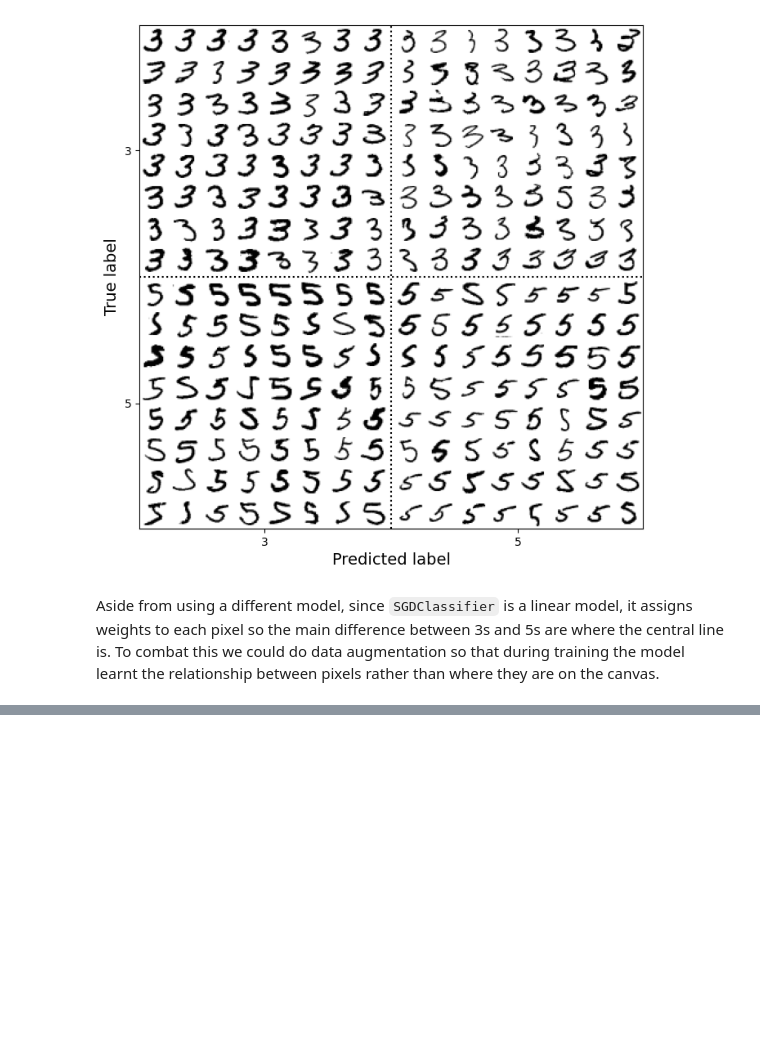
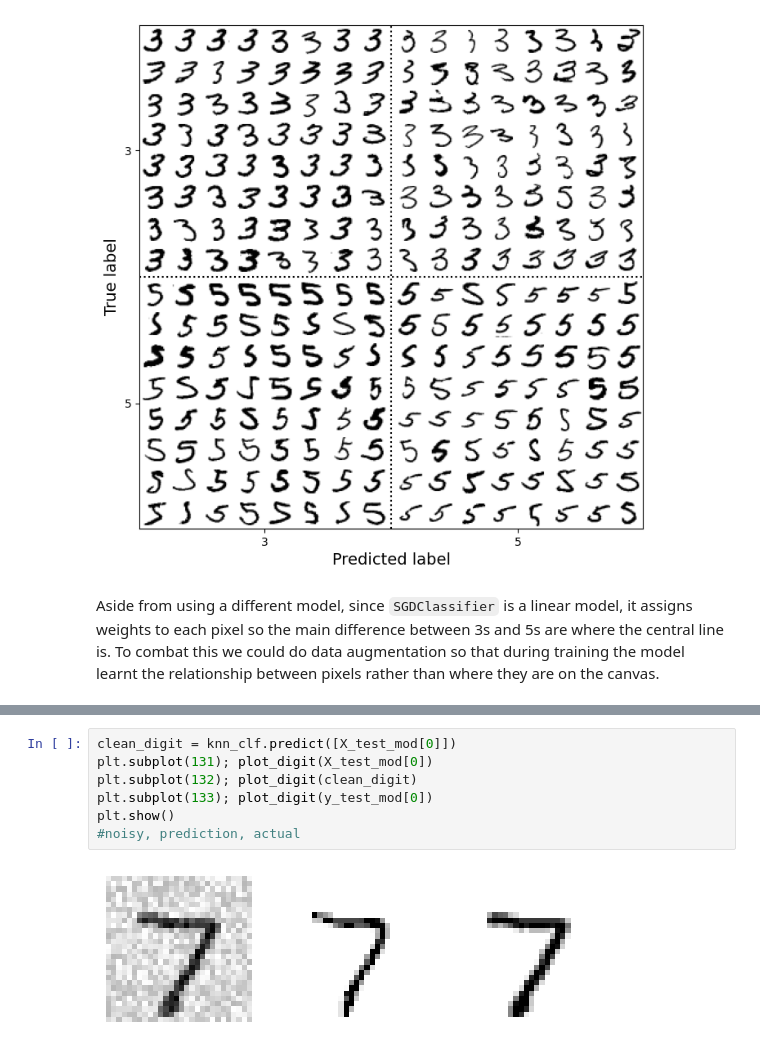
Before and after one commit to jreaso/handson-ml, a Jupyter notebook: 3_classification.ipynb, the cells around one changed output, grey strips where cells are left out. Drawn from its saved outputs; the diff is of its cells as text; blank space fills up the shorter version.

```diff
--- a/3_classification.ipynb
+++ b/3_classification.ipynb
@@ -567,0 +638,9 @@ Aside from using a different model, since `SGDClassifier` is a linear model, it
+# %%
+clean_digit = knn_clf.predict([X_test_mod[0]])
+plt.subplot(131); plot_digit(X_test_mod[0])
+plt.subplot(132); plot_digit(clean_digit)
+plt.subplot(133); plot_digit(y_test_mod[0])
+plt.show()
+#noisy, prediction, actual
+# %% [output]
+[figure, added]
```
Also changed, not shown: parts of 21 cells of this notebook.
